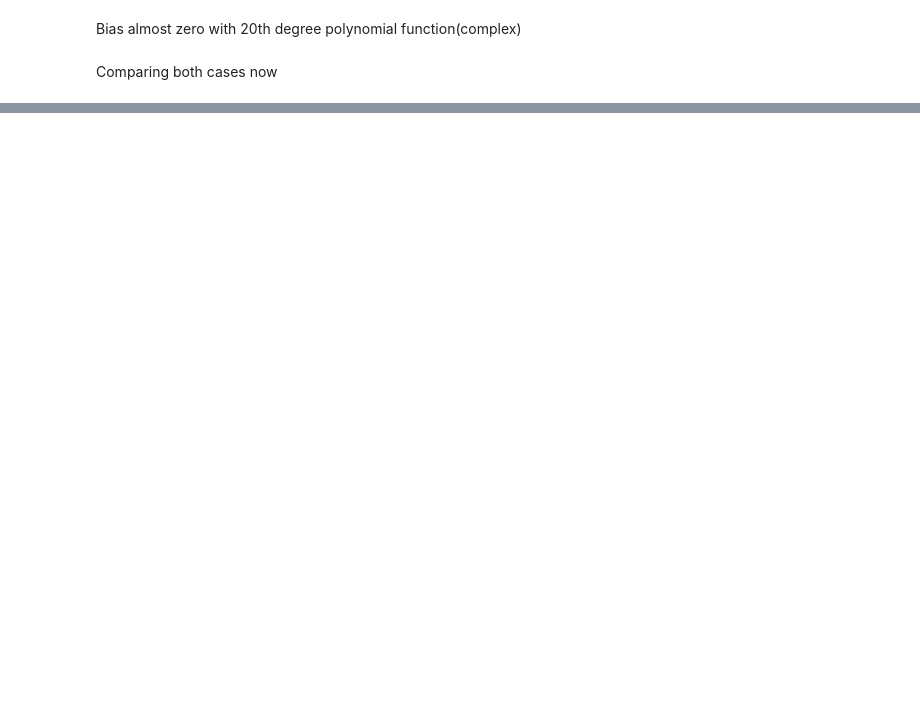
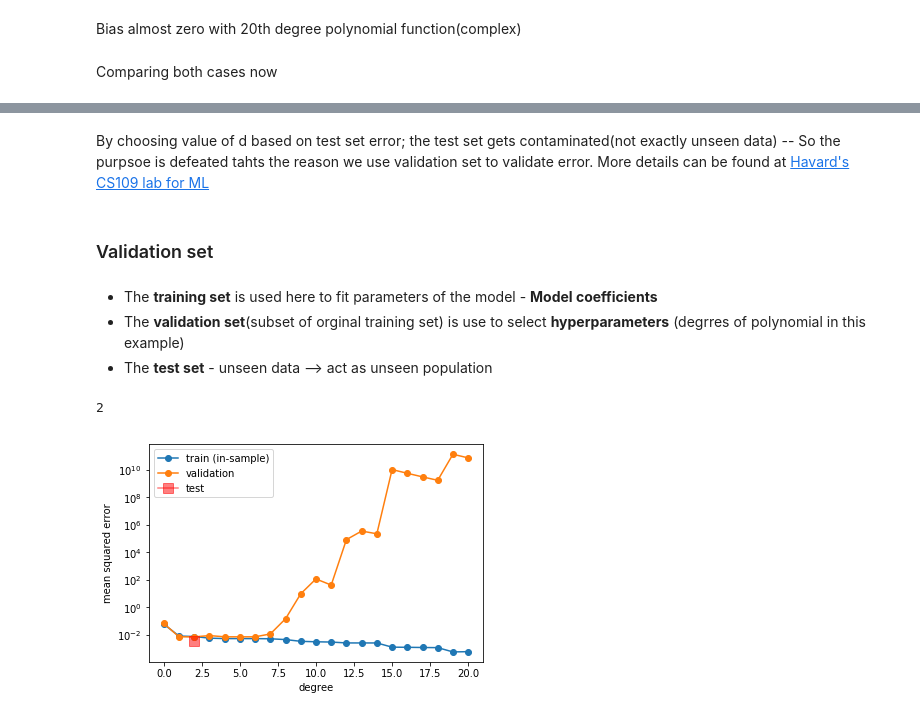
Before and after one commit to arunmarria/Fun-with-python, a Jupyter notebook: ML basics - Overfitting, regularization, Cross validation/ML basics.ipynb, the cells around one changed output, grey strips where cells are left out. Saved outputs shown, nothing was run; the diff lists cells and outputs as text; code cells hidden in the pictures; blank space fills up the shorter version.

```diff
--- a/ML basics - Overfitting, regularization, Cross validation/ML basics.ipynb
+++ b/ML basics - Overfitting, regularization, Cross validation/ML basics.ipynb
@@ -98,0 +290,70 @@ plt.title("Bias");
+# %% [markdown]
+By choosing value of d based on test set error; the test set gets contaminated(not exactly unseen data) -- So the purpsoe is defeated tahts the reason we use validation set to validate error. More details can be found at [Havard's CS109 lab for ML](https://github.com/arunmarria/2015lab5/blob/master/LearningModels.ipynb)
+# %% [markdown]
+### Validation set
+# %% [markdown]
+- The **training set** is used here to fit parameters of the model - **Model coefficients**
+- The **validation set**(subset of orginal training set) is use to select **hyperparameters** (degrres of polynomial in this example)
+- The **test set** - unseen data --> act as unseen population
+# %%
+intrain, invalid = train_test_split(itrain, train_size =18, test_size =6)
+#
+xntrain = df.x[intrain].values
+fntrain = df.f[intrain].values
+yntrain = df.y[intrain].values
+
+xnvalid= df.x[invalid].values
+fnvalid = df.f[invalid].values
+ynvalid = df.y[invalid].values
+
+
+degrees = range(21)
+error_train = np.empty(len(degrees))
+error_valid = np.empty(len(degrees))
+
+
+trainValidLists = make_features(xntrain, xnvalid, degrees)
+
+for d in degrees:
+    Xntrain = trainValidLists[d]['train']
+    Xnvalid = trainValidLists[d]['test']
+
+    # model
+    est = LinearRegression()
+
+    # fit model
+    est.fit(Xntrain, yntrain)
+
+
+    #predict on new training and validation sets and calculate mean squared error
+    error_train[d] = mean_squared_error(yntrain, est.predict(Xntrain))
+    error_valid[d] = mean_squared_error(ynvalid, est.predict(Xnvalid))
+
+
+# calculating degree for which validation error is minimized
+
+mindeg = np.argmin(error_valid)
+
+ttlist = make_features(xtrain, xtest, degrees)
+
+clf = LinearRegression()
+
+
+clf.fit(ttlist[mindeg]['train'], ytrain)
+
+pred = clf.predict(ttlist[mindeg]['test'])
+err = mean_squared_error(ytest, pred)
+
+
+err = mean_squared_error(ytest, pred)
+plt.plot(degrees, error_train, marker='o', label='train (in-sample)')
+plt.plot(degrees, error_valid, marker='o', label='validation')
+plt.plot([mindeg], [err], marker='s', markersize=10, label='test', alpha=0.5, color='r')
+plt.ylabel('mean squared error')
+plt.xlabel('degree')
+plt.legend(loc='upper left')
+plt.yscale("log")
+print (mindeg)
+# %% [output]
+2
+[figure, added]
```
Also changed, not shown: parts of 45 cells of this notebook.
